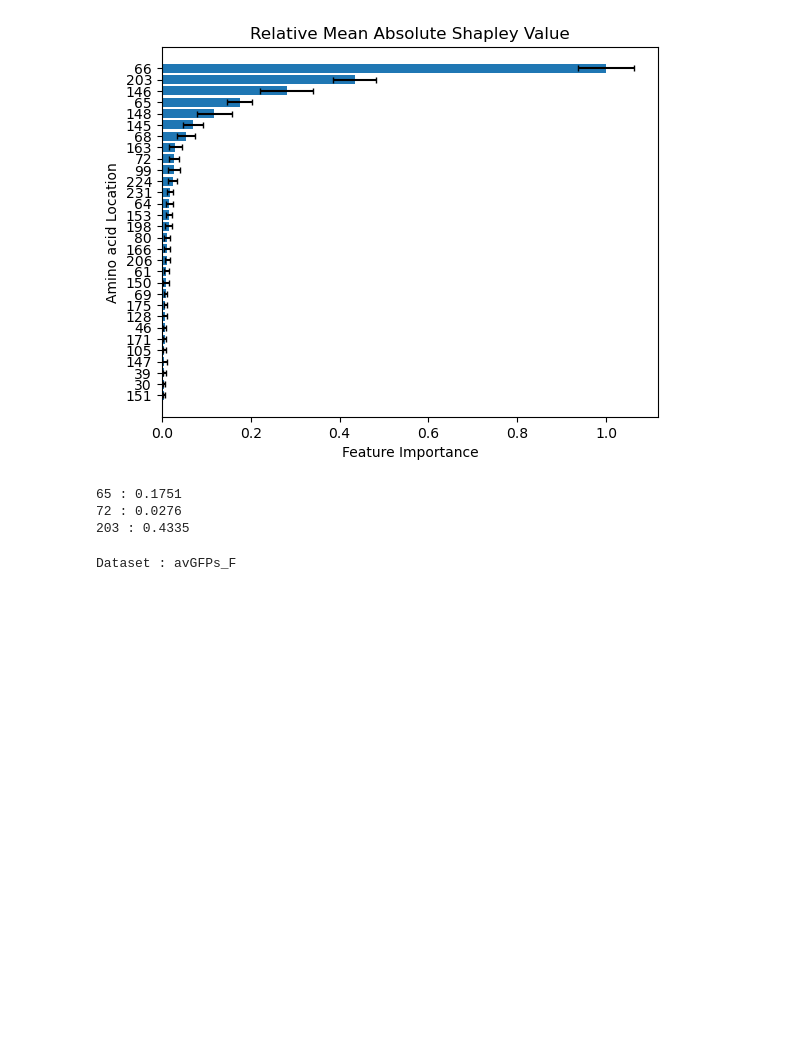
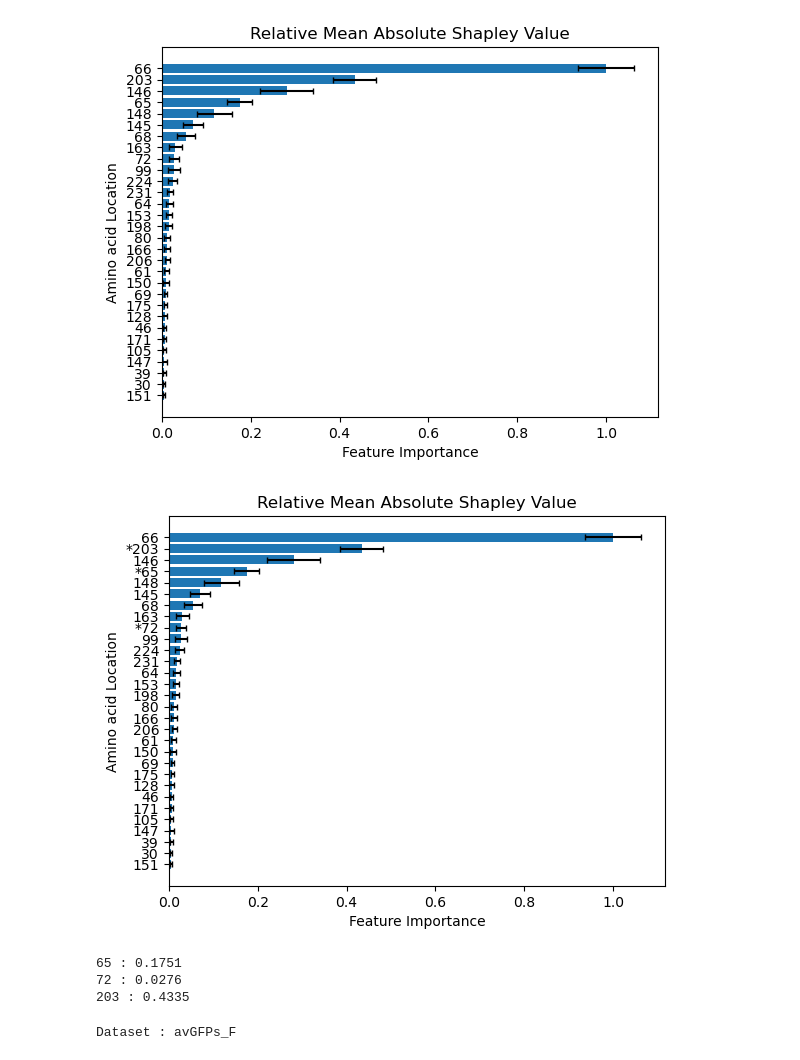
Before and after one commit to Chemical118/ProRF_server, a Jupyter notebook: avGFPs.ipynb, the cells around one changed output. Drawn from its saved outputs; the diff is of its cells as text; code cells hidden in the pictures; blank space fills up the shorter version.

```diff
--- a/avGFPs.ipynb
+++ b/avGFPs.ipynb
@@ -14,11 +16,19 @@ view_importance(R, L, MF, SF, show_number=30);
 # %% [output]
 [figure]
 # %%
-using Printf
-
+NL = Vector{String}()
+for l in L
+    if l ∈ [65, 72, 203]
+        push!(NL, "*" * string(l))
+    else
+        push!(NL, string(l))
+    end
+end
+view_importance(R, NL, MF, SF, show_number=30)
 d = Dict(zip(L, MF));
 @printf "65 : %.4f\n72 : %.4f\n203 : %.4f\n" d[65] d[72] d[203]
 # %% [output]
+[figure, added]
 65 : 0.1751
 72 : 0.0276
 203 : 0.4335
```
Also changed, not shown: parts of 2 cells of this notebook, 4 other files.
